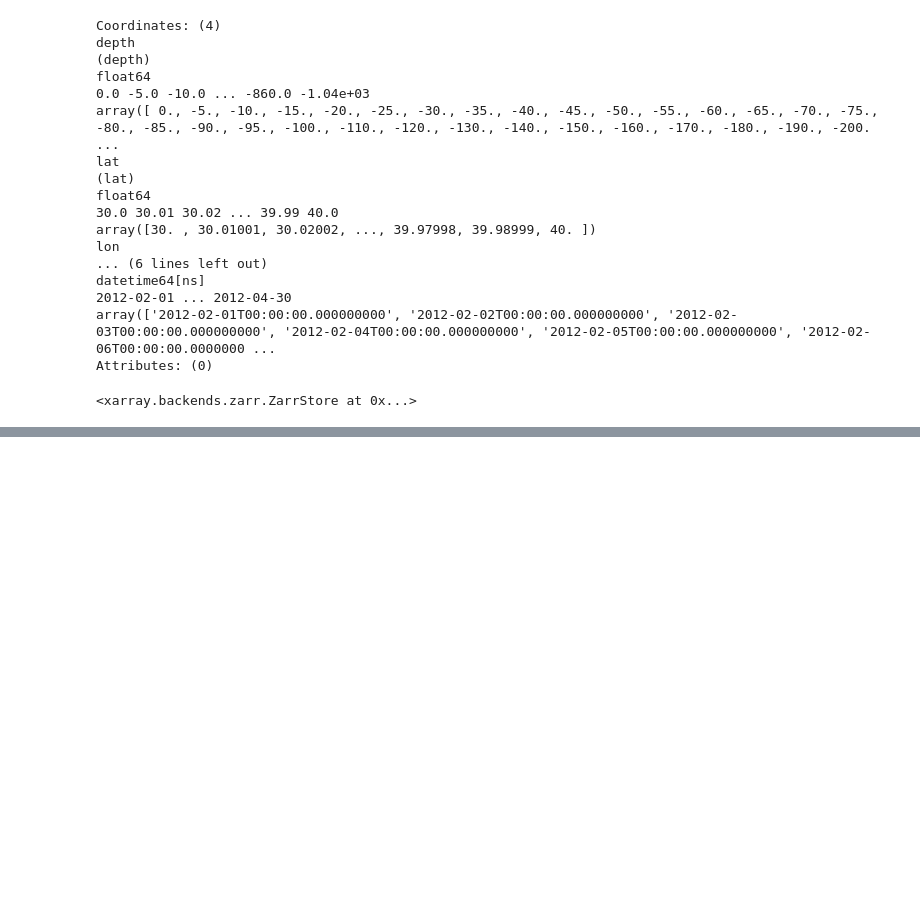
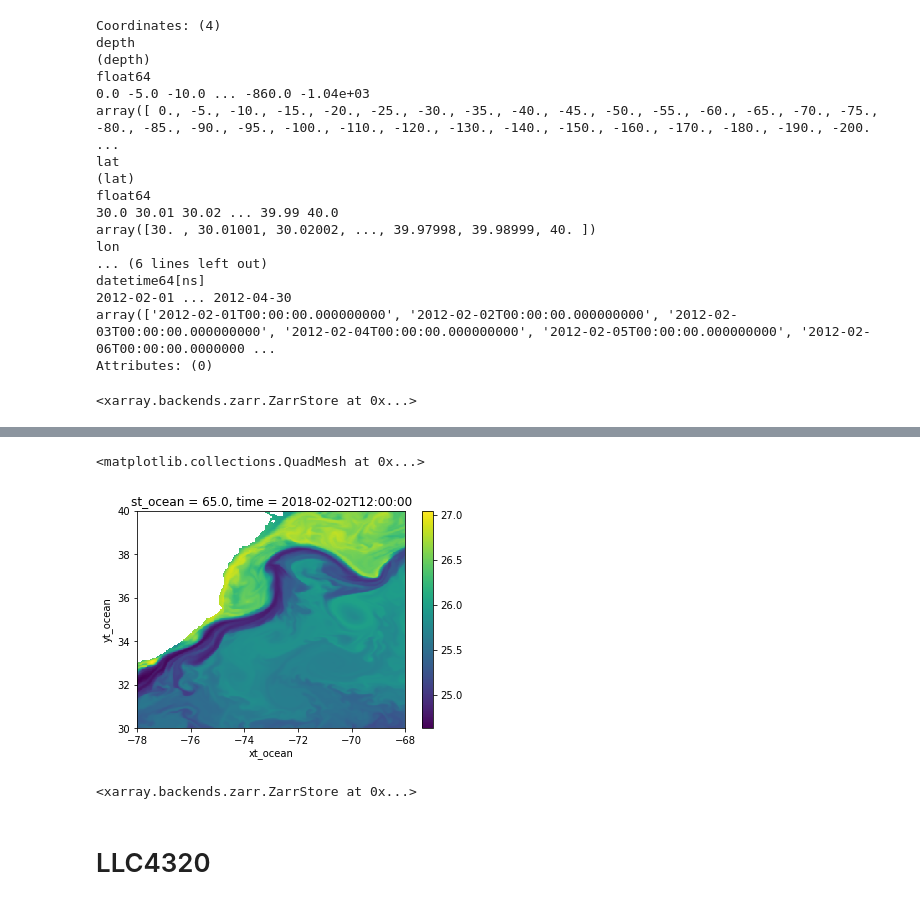
Before and after one commit to pangeo-data/swot_adac_ogcms, a Jupyter notebook: Potential-density.ipynb, the cells around one changed output, grey strips where cells are left out. Drawn from its saved outputs; the diff is of its cells as text; code cells hidden in the pictures; blank space fills up the shorter version.

```diff
--- a/Potential-density.ipynb
+++ b/Potential-density.ipynb
@@ -890,0 +995,13 @@ sig0w.to_dataset(name='sig0').to_zarr(store_tmp, mode='w')
+# %%
+sig0w.isel(time=0,st_ocean=10).plot()
+# %% [output]
+<matplotlib.collections.QuadMesh at 0x...>
+[figure, added]
+# %%
+tmp_path = f'{SCRATCH}/region01/FIO-COM32/'+f'sigma0_fma.zarr'
+store_tmp = gcs.get_mapper(tmp_path)
+sig0w.to_dataset(name='sig0').to_zarr(store_tmp, mode='w')
+# %% [output]
+<xarray.backends.zarr.ZarrStore at 0x...>
+# %% [markdown]
+# LLC4320
```
Also changed, not shown: parts of 15 cells of this notebook, 4 other files.
